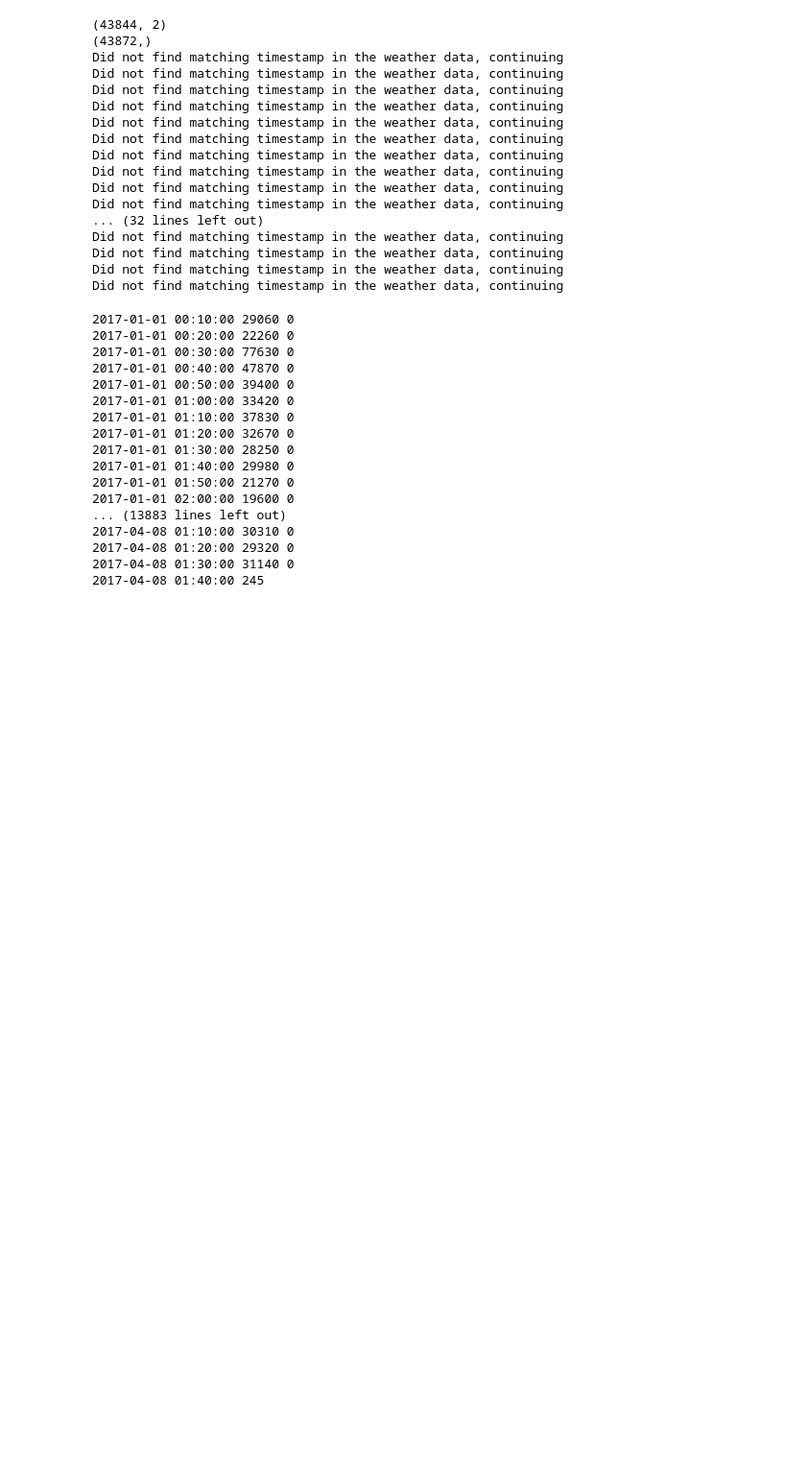
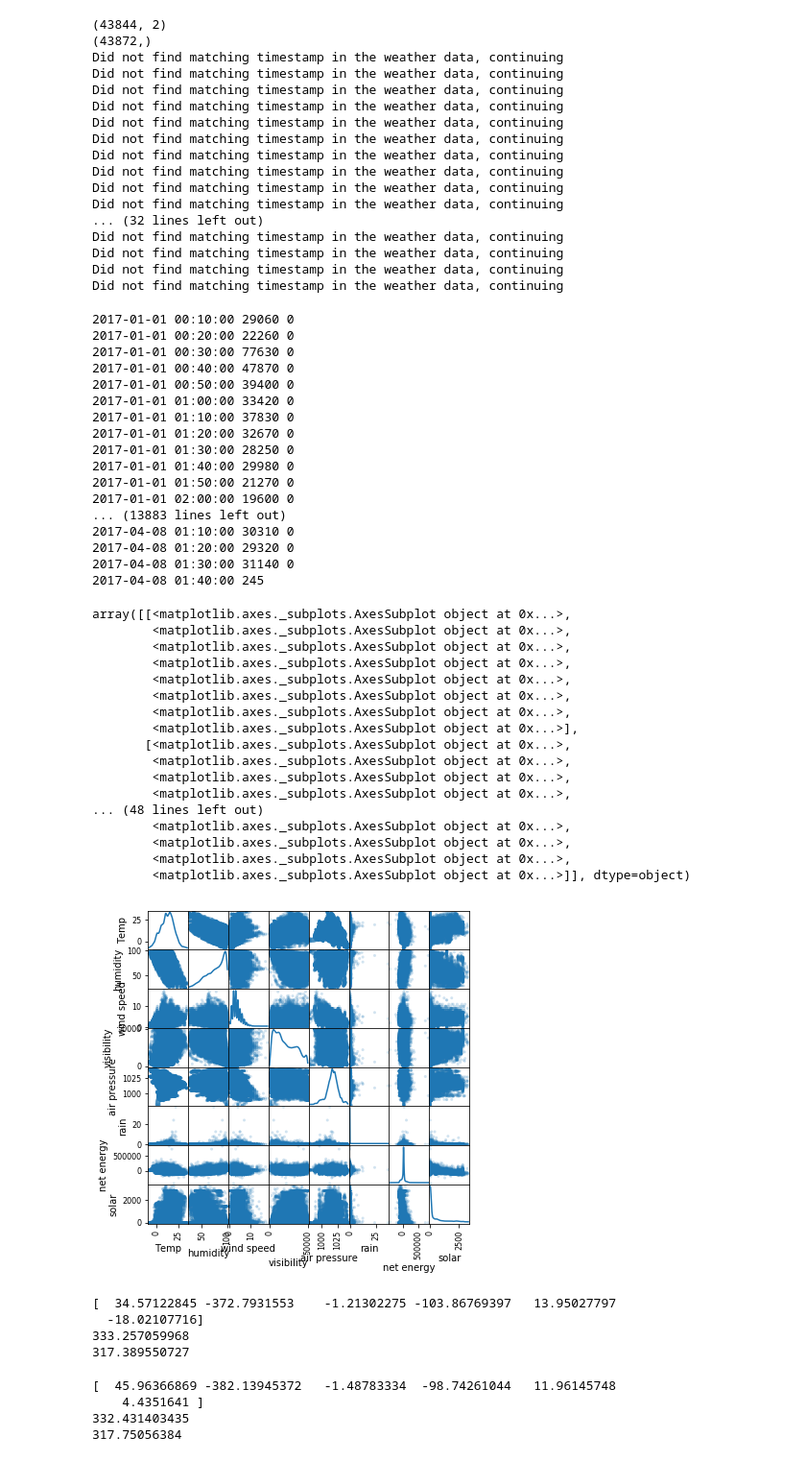
Before and after one commit to ishaanb92/IoT-Assignment, a Jupyter notebook: Assignment.ipynb, the cells around one changed output. Shown at 96% size. Cells and saved outputs as stored; diff of their text form; code cells hidden in the pictures; blank space fills up the shorter version.

Commit message:
Regressing on solar energy labels on observing better structure. Comparing results between ridge and SGD based linear regression

```diff
--- a/Assignment.ipynb
+++ b/Assignment.ipynb
@@ -243,16 +239,35 @@ data_train,labels_train,data_val,labels_val,data_test,labels_test = split_datase
 # %%
 #Merge energy and solar energy produced into feature array
 mergedMatrix = np.c_[featureArray,labels,labels_solar]
 #Create a pandas dataframe for viz
-#mergedMatrix = mergedMatrix[:,1:].astype(float)
-#df = pd.DataFrame(data = mergedMatrix,
-#                  columns = ['Temp','humidity',
-#                              'wind speed','visibility',
-#                              'air pressure','rain',
-#                              'net energy','solar']
-#                 )
+scatterMatrix = mergedMatrix[:,2:].astype(float)
+df = pd.DataFrame(data = scatterMatrix,
+                  columns = ['Temp','humidity',
+                              'wind speed','visibility',
+                              'air pressure','rain',
+                              'net energy','solar']
+                 )
 
-#scatter_matrix(df, alpha=0.2, figsize=(6, 6), diagonal='kde')
+scatter_matrix(df, alpha=0.2, figsize=(6, 6), diagonal='kde')
+# %% [output]
+array([[<matplotlib.axes._subplots.AxesSubplot object at 0x...>,
+        <matplotlib.axes._subplots.AxesSubplot object at 0x...>,
+        <matplotlib.axes._subplots.AxesSubplot object at 0x...>,
+        <matplotlib.axes._subplots.AxesSubplot object at 0x...>,
+        <matplotlib.axes._subplots.AxesSubplot object at 0x...>,
+        <matplotlib.axes._subplots.AxesSubplot object at 0x...>,
+        <matplotlib.axes._subplots.AxesSubplot object at 0x...>,
+        <matplotlib.axes._subplots.AxesSubplot object at 0x...>],
+       [<matplotlib.axes._subplots.AxesSubplot object at 0x...>,
+        <matplotlib.axes._subplots.AxesSubplot object at 0x...>,
+        <matplotlib.axes._subplots.AxesSubplot object at 0x...>,
+        <matplotlib.axes._subplots.AxesSubplot object at 0x...>,
+... (48 lines left out)
+        <matplotlib.axes._subplots.AxesSubplot object at 0x...>,
+        <matplotlib.axes._subplots.AxesSubplot object at 0x...>,
+        <matplotlib.axes._subplots.AxesSubplot object at 0x...>,
+        <matplotlib.axes._subplots.AxesSubplot object at 0x...>]], dtype=object)
+[figure, added]
 # %%
 def prediction_error(labels_predict,labels_true):
     """
@@ -271,3 +286,41 @@ def normalize_data(data):
     scaler = StandardScaler()
     scaler.fit(data)
     return scaler.transform(data)
+
+
+# SGD Regression
+
+data_train,labels_train,data_val,labels_val,data_test,labels_test = split_dataset(featureArray,labels_solar)
+
+X_train = normalize_data(data_train[:,2:].astype(float))
+X_val = normalize_data(data_val[:,2:].astype(float))
+X_test = normalize_data(data_test[:,2:].astype(float))
+
+clf = linear_model.SGDRegressor(max_iter = 10**6/X_train.shape[0],
+                                tol = 1e-6,
+                                alpha = 0.0001,
+                                )
+clf.fit(X_train,labels_train)
+
+print(clf.coef_)
+
+print(prediction_error(clf.predict(X_val),labels_val))
+print(prediction_error(clf.predict(X_test),labels_test))
+# %% [output]
+[  34.57122845 -372.7931553    -1.21302275 -103.86769397   13.95027797
+  -18.02107716]
+333.257059968
+317.389550727
+# %%
+# Ridge Regression
+ridge = linear_model.Ridge(alpha=1.0)
+ridge.fit(X_train,labels_train)
+print(ridge.coef_)
+
+print(prediction_error(ridge.predict(X_val),labels_val))
+print(prediction_error(ridge.predict(X_test),labels_test))
+# %% [output]
+[  45.96366869 -382.13945372   -1.48783334  -98.74261044   11.96145748
+    4.4351641 ]
+332.431403435
+317.75056384
```
Also changed, not shown: parts of 1 cell of this notebook.
